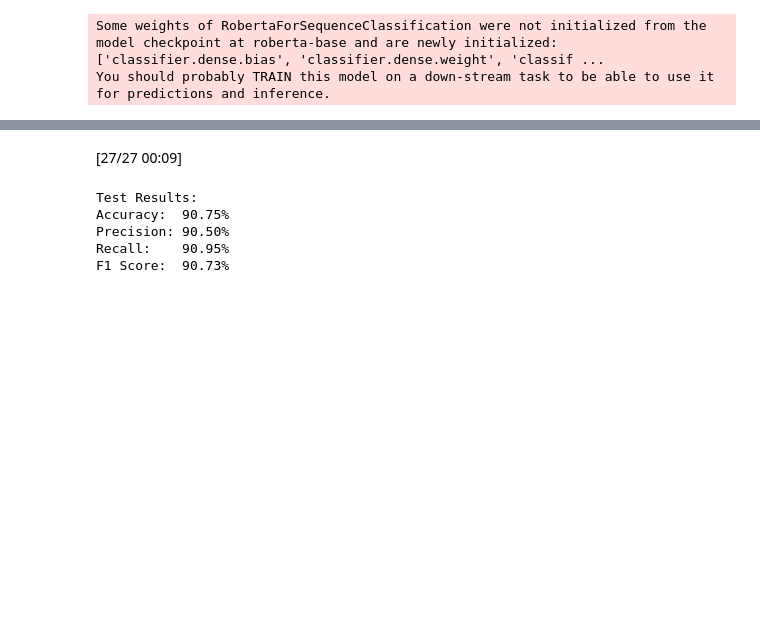
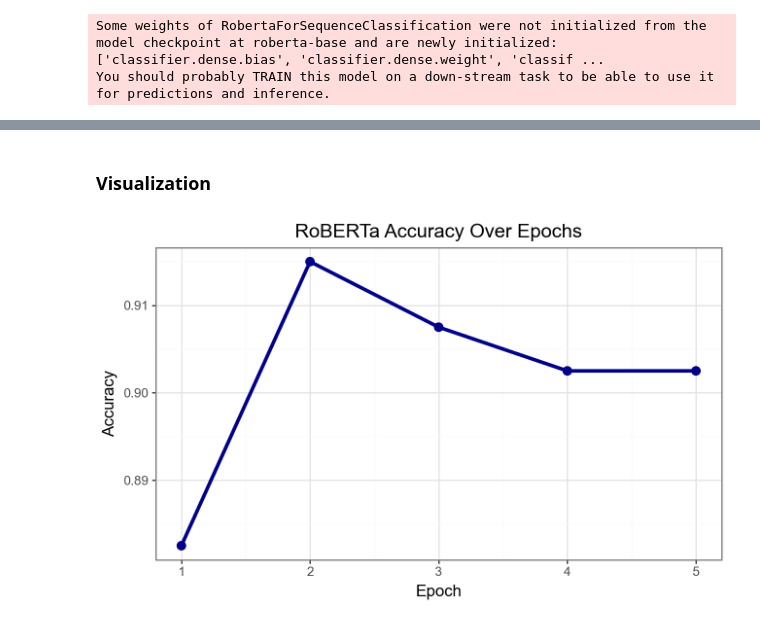
Before and after one commit to tracyreuter/NLP-sentiment-analysis, a Jupyter notebook: NLP_sentiment_analysis_RoBERTa.ipynb, the cells around one changed output, grey strips where cells are left out. Saved outputs shown, nothing was run; the diff lists cells and outputs as text; code cells hidden in the pictures; blank space fills up the shorter version.

```diff
--- a/NLP_sentiment_analysis_RoBERTa.ipynb
+++ b/NLP_sentiment_analysis_RoBERTa.ipynb
@@ -145,17 +169,28 @@ Evaluate performance on the test set. In a future version, implement k-fold cros
-# %%
-# Evaluate the model on the test set
-results = trainer.evaluate()
-
-# Display results
-print("Test Results:")
-print(f"Accuracy:  {results['eval_accuracy']*100:.2f}%")
-print(f"Precision: {results['eval_precision']*100:.2f}%")
-print(f"Recall:    {results['eval_recall']*100:.2f}%")
-print(f"F1 Score:  {results['eval_f1']*100:.2f}%")
-# %% [output]
-[27/27 00:09]
-Test Results:
-Accuracy:  90.75%
-Precision: 90.50%
-Recall:    90.95%
-F1 Score:  90.73%
+# %% [markdown]
+### Visualization
+# %%
+# Import plotting library
+import plotnine as plt
+import pandas as pd
+
+# Convert log history to DataFrame and filter for evaluation metrics
+log_df = pd.DataFrame(trainer.state.log_history)
+eval_df = log_df[log_df['eval_accuracy'].notna()].copy()
+
+# Create plot
+plot = (plt.ggplot(eval_df, plt.aes(x='epoch', y='eval_accuracy')) +
+    plt.geom_line(size=1.5, color='darkblue') +
+    plt.geom_point(size=3, color='darkblue') +
+    # Set titles and labels
+    plt.ggtitle('RoBERTa Accuracy Over Epochs') +
+    plt.xlab('Epoch') +
+    plt.ylab('Accuracy') +
+    # Customize theme
+    plt.theme_bw(base_family = "Arial", base_size = 12) +
+    plt.theme(figure_size=(6.5, 4))
+)
+
+# Display plot
+display(plot)
+# %% [output]
+[figure, added]
```
Also changed, not shown: parts of 9 cells of this notebook.
